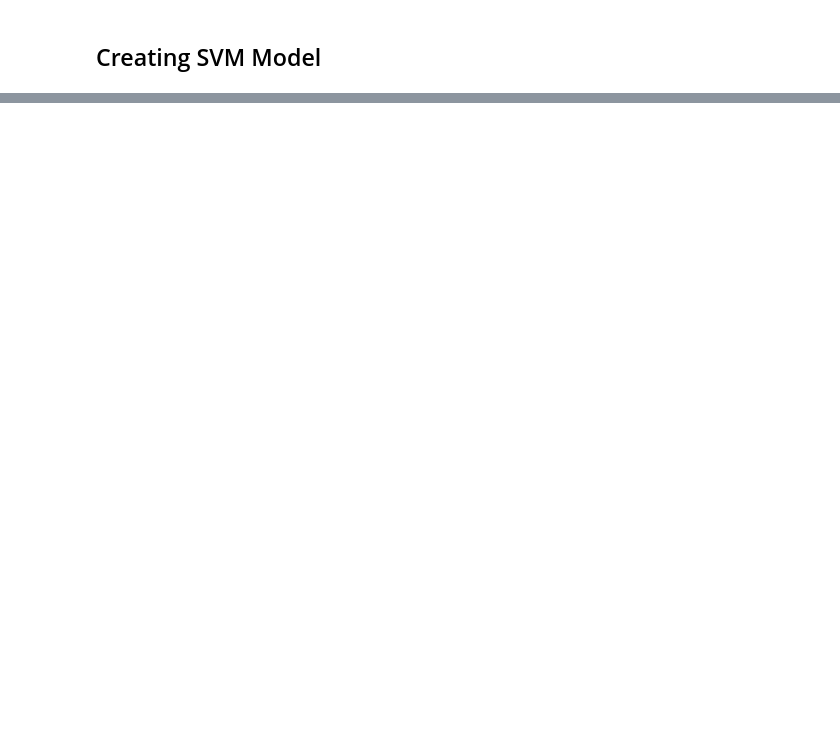
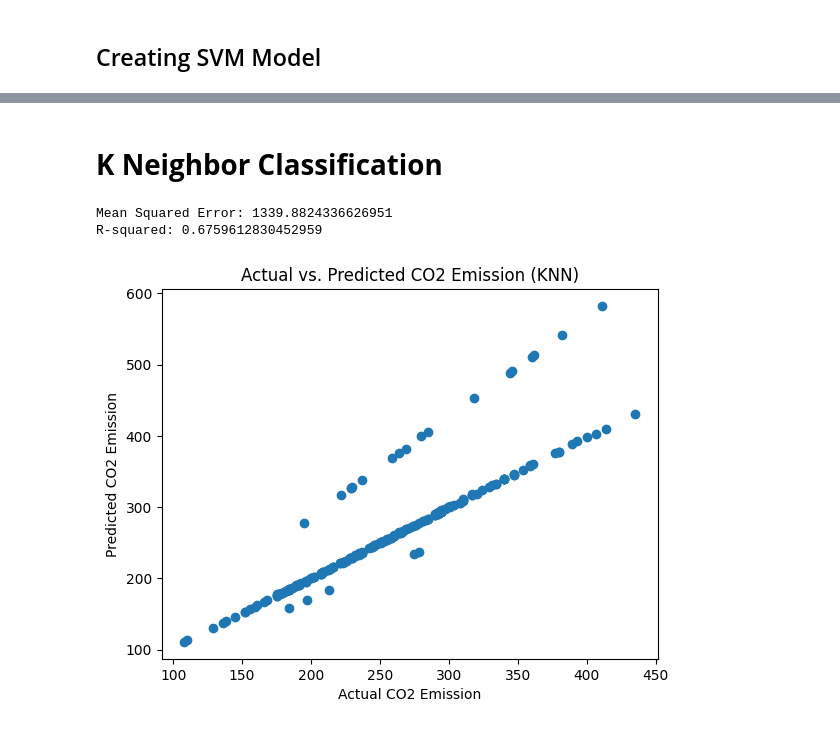
Before and after one commit to AhdaAI/Tugas-1-AI_BigData, a Jupyter notebook: fuel_consumption/prediction.ipynb, the cells around one changed output, grey strips where cells are left out. Drawn from its saved outputs; the diff is of its cells as text; code cells hidden in the pictures; blank space fills up the shorter version.

```diff
--- a/fuel_consumption/prediction.ipynb
+++ b/fuel_consumption/prediction.ipynb
@@ -133,0 +166,23 @@ Model Accuracy: 0.653889613548033
+# %% [markdown]
+# **K Neighbor Classification**
+# %%
+from sklearn.neighbors import KNeighborsRegressor
+
+knn_regressor = KNeighborsRegressor(n_neighbors=5)
+knn_regressor.fit(x_train, y_train)
+knn_pred = knn_regressor.predict(x_test)
+
+mse = mean_squared_error(y_test, y_pred)
+
+print("Mean Squared Error:", mse)
+print("R-squared:", r2_score(y_test, y_pred))
+
+plt.scatter(y_test, y_pred)
+plt.xlabel("Actual CO2 Emission")
+plt.ylabel("Predicted CO2 Emission")
+plt.title("Actual vs. Predicted CO2 Emission (KNN)")
+plt.show()
+# %% [output]
+Mean Squared Error: 1339.8824336626951
+R-squared: 0.6759612830452959
+[figure, added]
```
Also changed, not shown: parts of 12 cells of this notebook.
